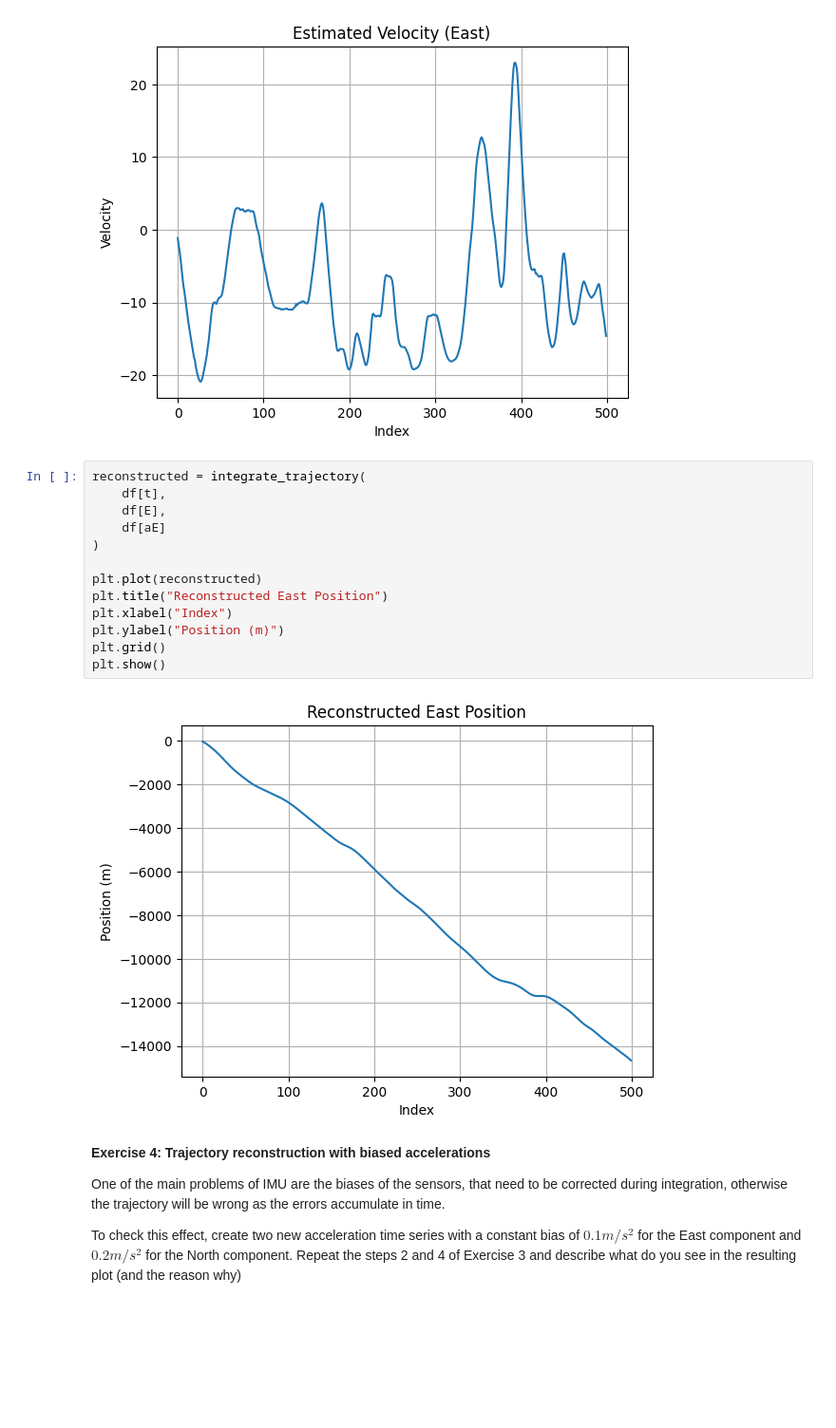
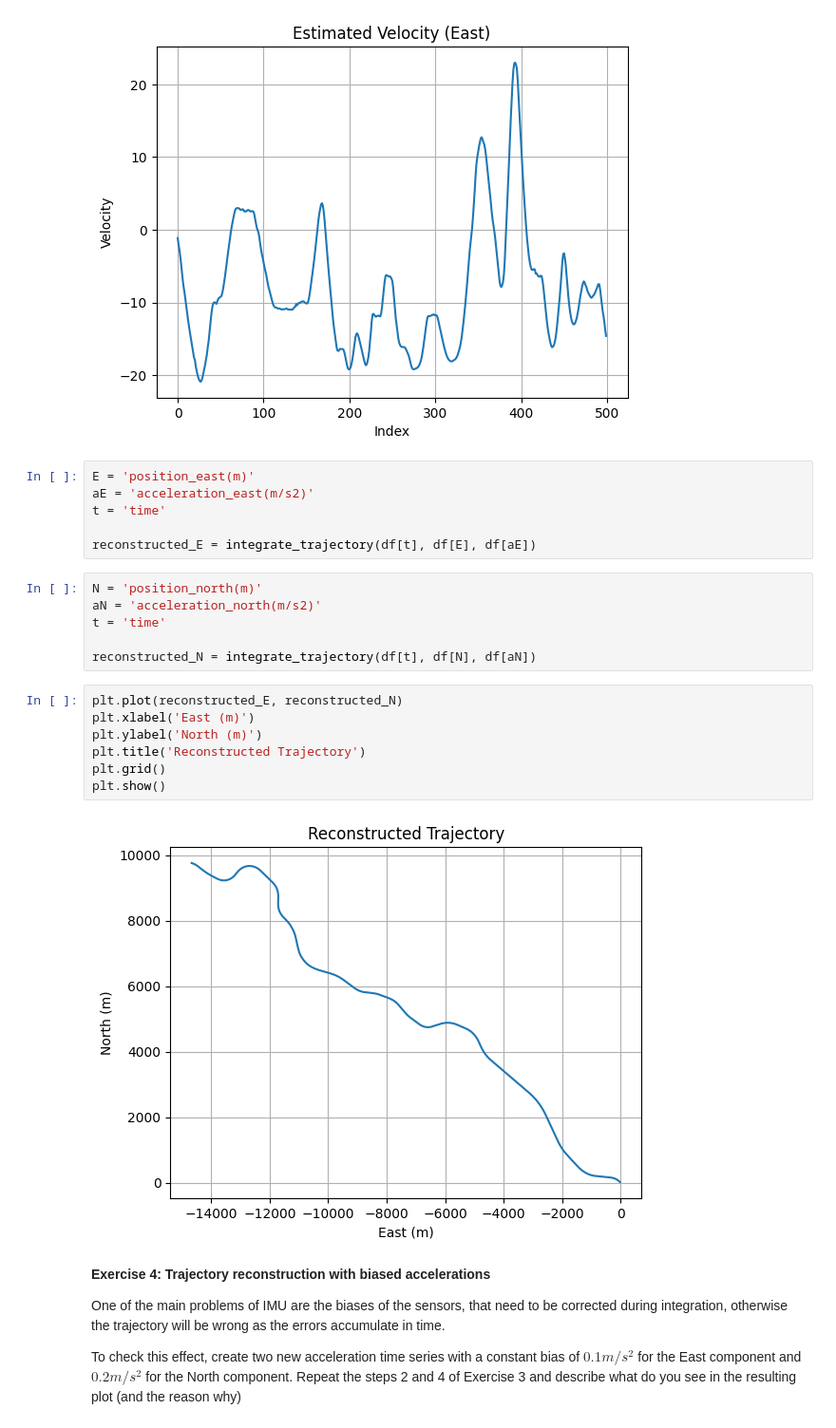
Before and after one commit to FranciscoSagardoyProus/PAI_REPO, a Jupyter notebook: plab/p3_GNSS_IMU.ipynb, the cells around one changed output. Shown at 95% size. Drawn from its saved outputs; the diff is of its cells as text; blank space fills up the shorter version.

```diff
--- a/plab/p3_GNSS_IMU.ipynb
+++ b/plab/p3_GNSS_IMU.ipynb
@@ -289,21 +289,27 @@ plt.grid()
 plt.show()
 # %% [output]
 [figure]
-# %%
-reconstructed = integrate_trajectory(
-    df[t],
-    df[E],
-    df[aE]
-)
-
-plt.plot(reconstructed)
-plt.title("Reconstructed East Position")
-plt.xlabel("Index")
-plt.ylabel("Position (m)")
-plt.grid()
-plt.show()
-# %% [output]
-[figure, removed]
+# %%
+E = 'position_east(m)'
+aE = 'acceleration_east(m/s2)'
+t = 'time'
+
+reconstructed_E = integrate_trajectory(df[t], df[E], df[aE])
+# %%
+N = 'position_north(m)'
+aN = 'acceleration_north(m/s2)'
+t = 'time'
+
+reconstructed_N = integrate_trajectory(df[t], df[N], df[aN])
+# %%
+plt.plot(reconstructed_E, reconstructed_N)
+plt.xlabel('East (m)')
+plt.ylabel('North (m)')
+plt.title('Reconstructed Trajectory')
+plt.grid()
+plt.show()
+# %% [output]
+[figure, added]
 # %% [markdown]
 **Exercise 4: Trajectory reconstruction with biased accelerations**
 
```
Also changed, not shown: parts of 8 cells of this notebook.
